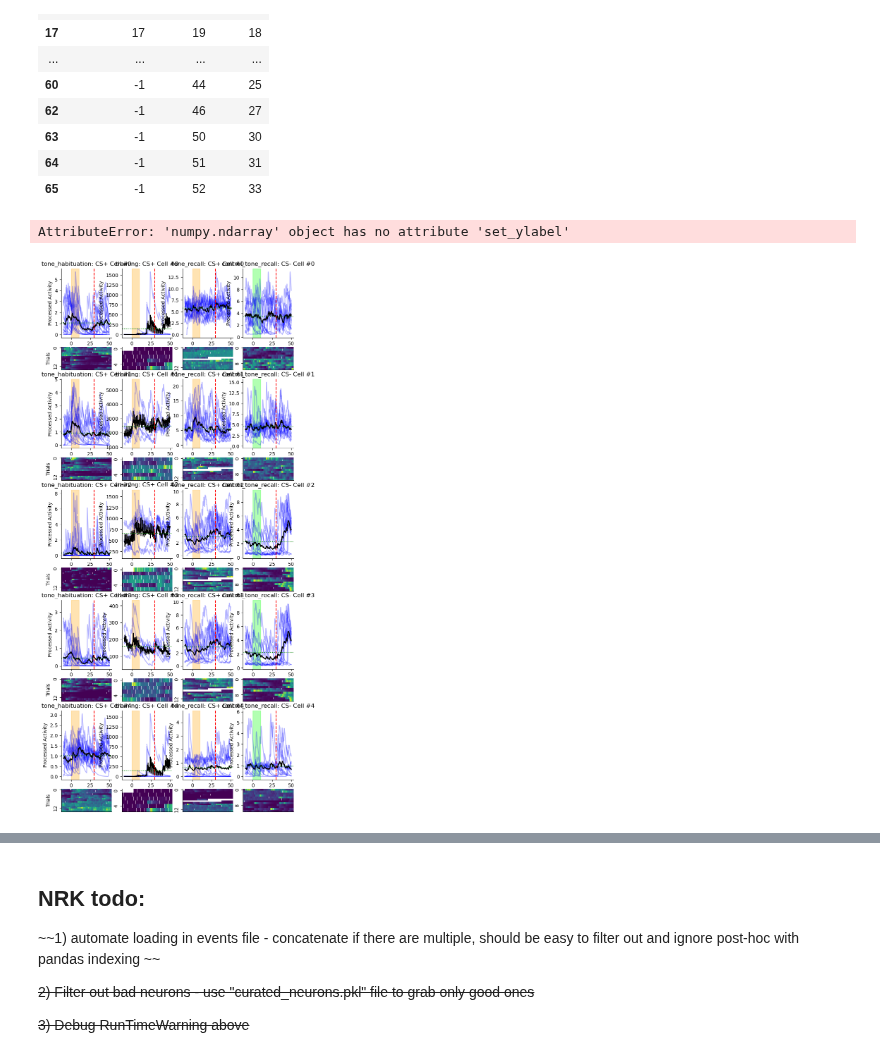
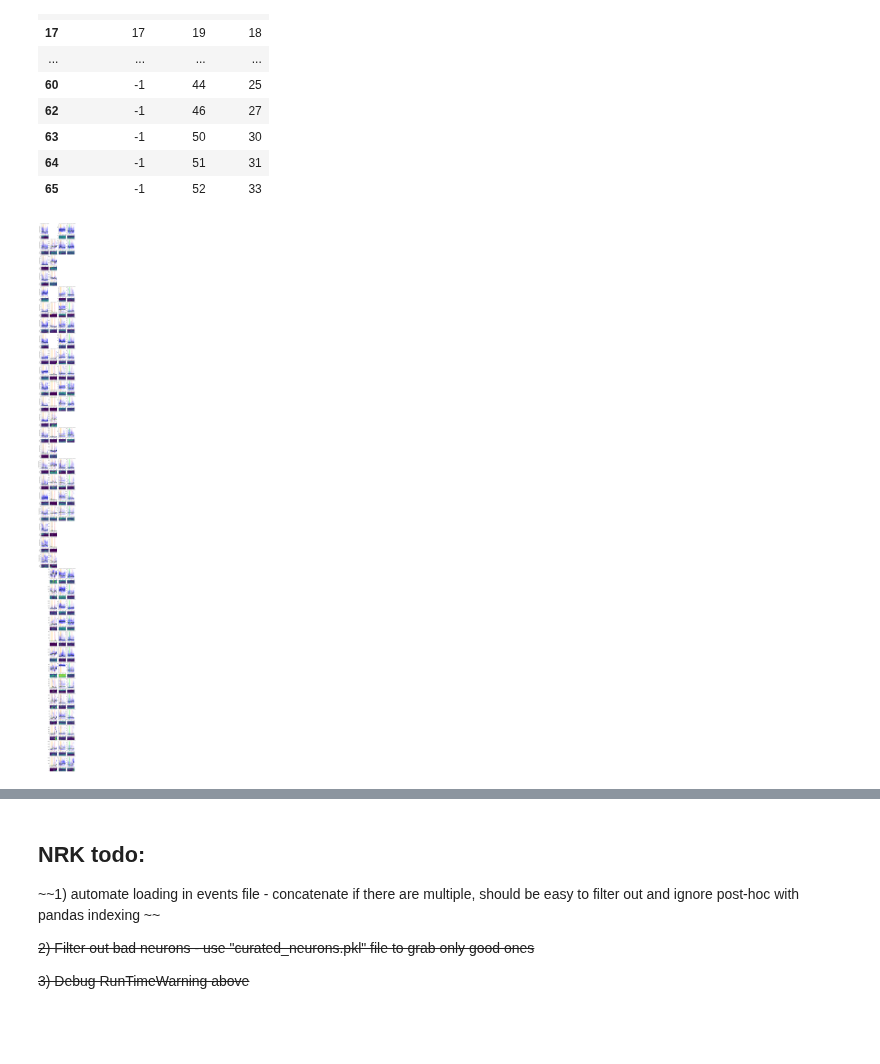
Before and after one commit to nkinsky/TraceFC, a Jupyter notebook: Notebooks/Plot_CS_responses_across_many_sessions.ipynb, the cells around one changed output, grey strips where cells are left out. Saved outputs shown, nothing was run; the diff lists cells and outputs as text; code cells hidden in the pictures; blank space fills up the shorter version.

```diff
--- a/Notebooks/Plot_CS_responses_across_many_sessions.ipynb
+++ b/Notebooks/Plot_CS_responses_across_many_sessions.ipynb
@@ -179,7 +114,7 @@ def plot_paired_CS_PETH(caneurons: list, event_starts: list, event_ends: list,
                                             end_buffer_sec=40, ax=ax[idc, ids])
             # Plot raster if specified
             if plot_rast:
-                sns.heatmap(rast, ax=axrast[idc, ids] ,**kwargs)
+                sns.heatmap(rast, ax=axrast[idc, ids],**kwargs)
                 sns.despine(ax=axrast[idc, ids])
                 axrast[idc, 0].set_ylabel('Trials')
                 axrast[idc, ids].set(xticks=[], xticklabels=[])
@@ -191,6 +126,9 @@ def plot_paired_CS_PETH(caneurons: list, event_starts: list, event_ends: list,
 
     # Turn off redundant and overlapping ylabels
     [a.set_ylabel('') for a in ax[:, 1:].reshape(-1)]
+
+    # Make font smaller so that you can read titles
+    [a.set_title(a.get_title(), fontdict={'fontsize':8}) for a in ax.reshape(-1)]
 
     # overwrite inds == -1 with a blank plot with an x through it.
     silent_bool = neuron_inds.T == -1
@@ -284,11 +222,11 @@ caneurons_use = [careg.get_session(sesh) for sesh in sessions_use]
 # %%
 colors = [[1, 0.647, 0, 0.3]]*(len(session_types) - 1)
 colors.append([0, 1, 0, 0.3])
-map_use = map_use.iloc[0:5,:]  # test out code quickly using this
+# map_use = map_use.iloc[0:5,:]  # test out code quickly using this
 fig, ax = plot_paired_CS_PETH(caneurons_use, event_starts=[event[0] for event in events],
                     event_ends=[event[1] for event in events], var_plot='C',
                     neuron_inds=map_use.values.T, cs_types=cs_types, sesh_names=session_types,
-                    cs_color=colors, plot_rast=True, cbar=False, cmap='viridis')
+                    cs_color=colors, plot_rast=True, cbar=False, cmap='viridis',
+                             rasterized=True)
 # %% [output]
-AttributeError: 'numpy.ndarray' object has no attribute 'set_ylabel'
-[figure, old version]
+[figure, new version]
```
Also changed, not shown: parts of 9 cells of this notebook.
